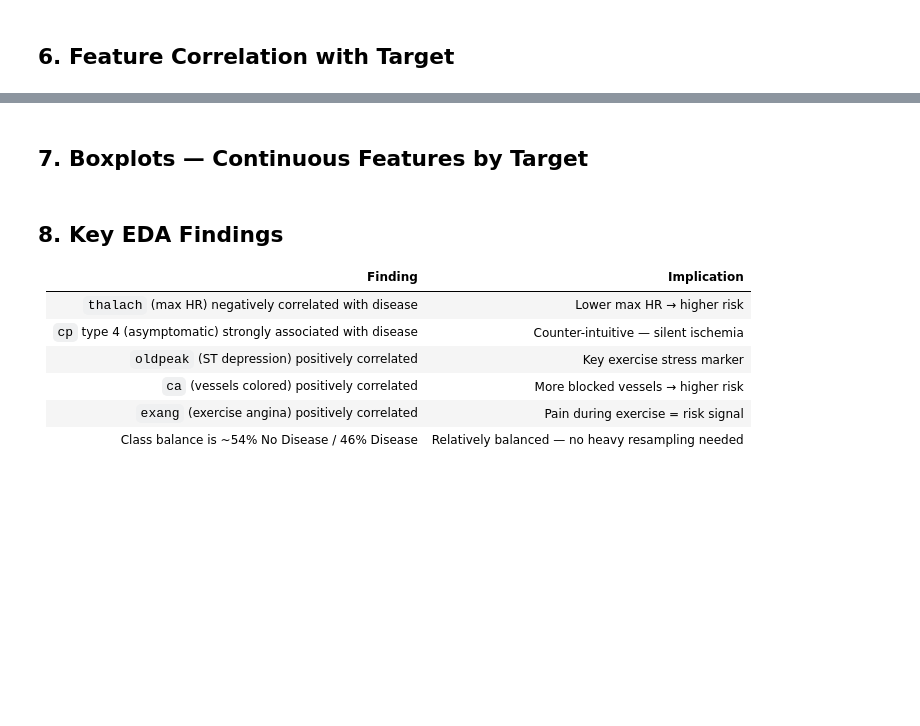
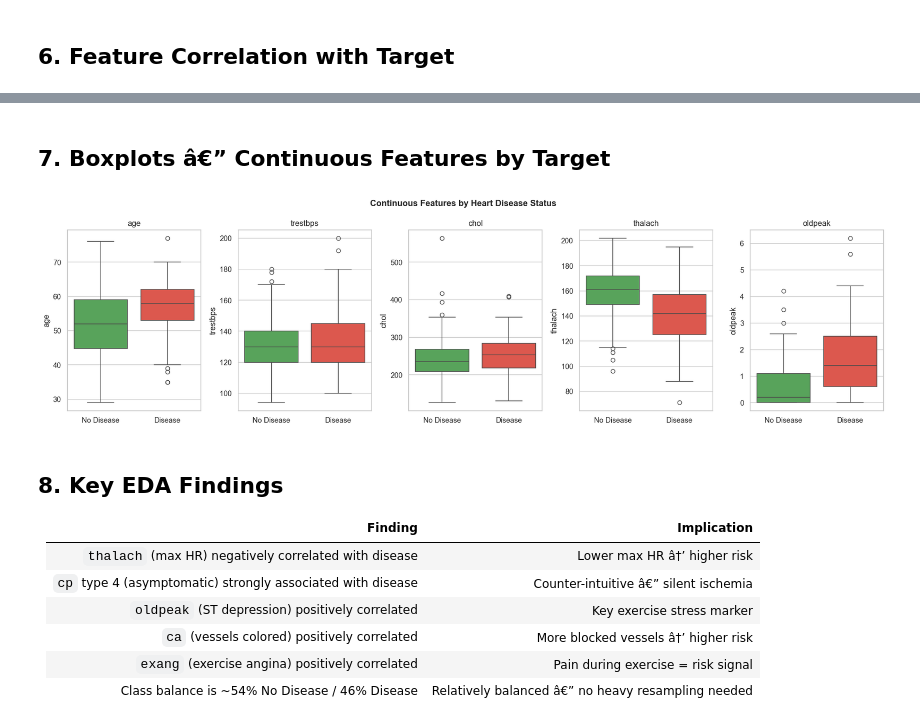
Before and after one commit to PavithraRavichandiran/CardioScope-XAI, a Jupyter notebook: notebooks/01_EDA.ipynb, the cells around one changed output, grey strips where cells are left out. Cells and saved outputs as stored; diff of their text form; code cells hidden in the pictures; blank space fills up the shorter version.

```diff
--- a/notebooks/01_EDA.ipynb
+++ b/notebooks/01_EDA.ipynb
@@ -147,28 +216,33 @@ print(target_corr.head(5).to_string())
 # %% [markdown]
-## 7. Boxplots — Continuous Features by Target
+## 7. Boxplots â€” Continuous Features by Target
 # %%
 fig, axes = plt.subplots(1, 5, figsize=(18, 5))
 
 for i, feat in enumerate(['age', 'trestbps', 'chol', 'thalach', 'oldpeak']):
     sns.boxplot(
         data=df, x='target', y=feat, ax=axes[i],
-        palette={0: '#4CAF50', 1: '#F44336'}
+        hue='target',
+        palette={0: '#4CAF50', 1: '#F44336'},
+        legend=False
     )
+    axes[i].set_xticks([0, 1])
     axes[i].set_xticklabels(['No Disease', 'Disease'])
     axes[i].set_title(feat)
     axes[i].set_xlabel('')
 
 plt.suptitle('Continuous Features by Heart Disease Status', fontsize=13, fontweight='bold')
 plt.tight_layout()
 plt.show()
+# %% [output]
+[figure, added]
 # %% [markdown]
 ## 8. Key EDA Findings
 
 | Finding | Implication |
 |---|---|
-| `thalach` (max HR) negatively correlated with disease | Lower max HR → higher risk |
-| `cp` type 4 (asymptomatic) strongly associated with disease | Counter-intuitive — silent ischemia |
+| `thalach` (max HR) negatively correlated with disease | Lower max HR â†’ higher risk |
+| `cp` type 4 (asymptomatic) strongly associated with disease | Counter-intuitive â€” silent ischemia |
 | `oldpeak` (ST depression) positively correlated | Key exercise stress marker |
-| `ca` (vessels colored) positively correlated | More blocked vessels → higher risk |
+| `ca` (vessels colored) positively correlated | More blocked vessels â†’ higher risk |
 | `exang` (exercise angina) positively correlated | Pain during exercise = risk signal |
-| Class balance is ~54% No Disease / 46% Disease | Relatively balanced — no heavy resampling needed |
+| Class balance is ~54% No Disease / 46% Disease | Relatively balanced â€” no heavy resampling needed |
```
Also changed, not shown: parts of 9 cells of this notebook, 19 other files.
